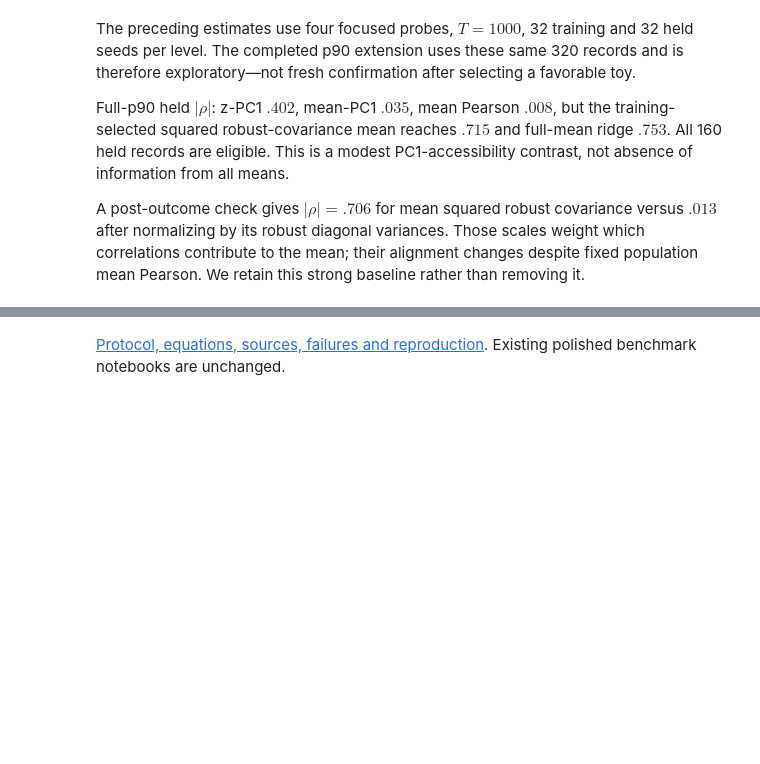
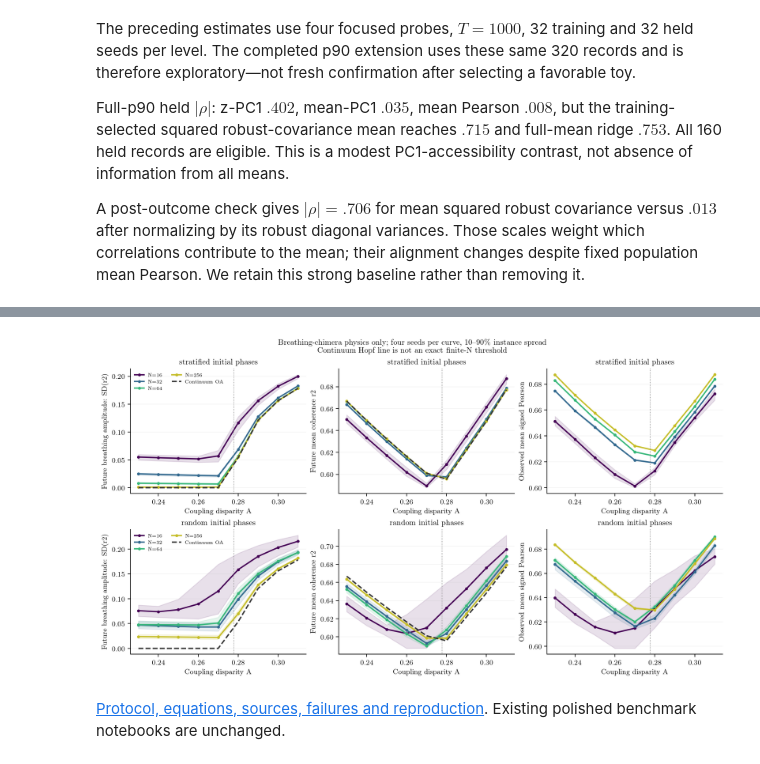
Before and after one commit to willedibam/mts-spi-study-cluster, a Jupyter notebook: notebooks/inference/dependence-character-transitions-261005.ipynb, the cells around one changed output, grey strips where cells are left out. Drawn from its saved outputs; the diff is of its cells as text; code cells hidden in the pictures; blank space fills up the shorter version.

```diff
--- a/notebooks/inference/dependence-character-transitions-261005.ipynb
+++ b/notebooks/inference/dependence-character-transitions-261005.ipynb
@@ -107,2 +113,6 @@ else:
+# %%
+show('chimera-physics/physics.png')
+# %% [output]
+[figure, added]
 # %% [markdown]
 [Protocol, equations, sources, failures and reproduction](../../docs/research/order-parameter-benchmarks/dependence-transition-261005.md). Existing polished benchmark notebooks are unchanged.
```
Also changed, not shown: parts of 2 cells of this notebook, 1 other file.
